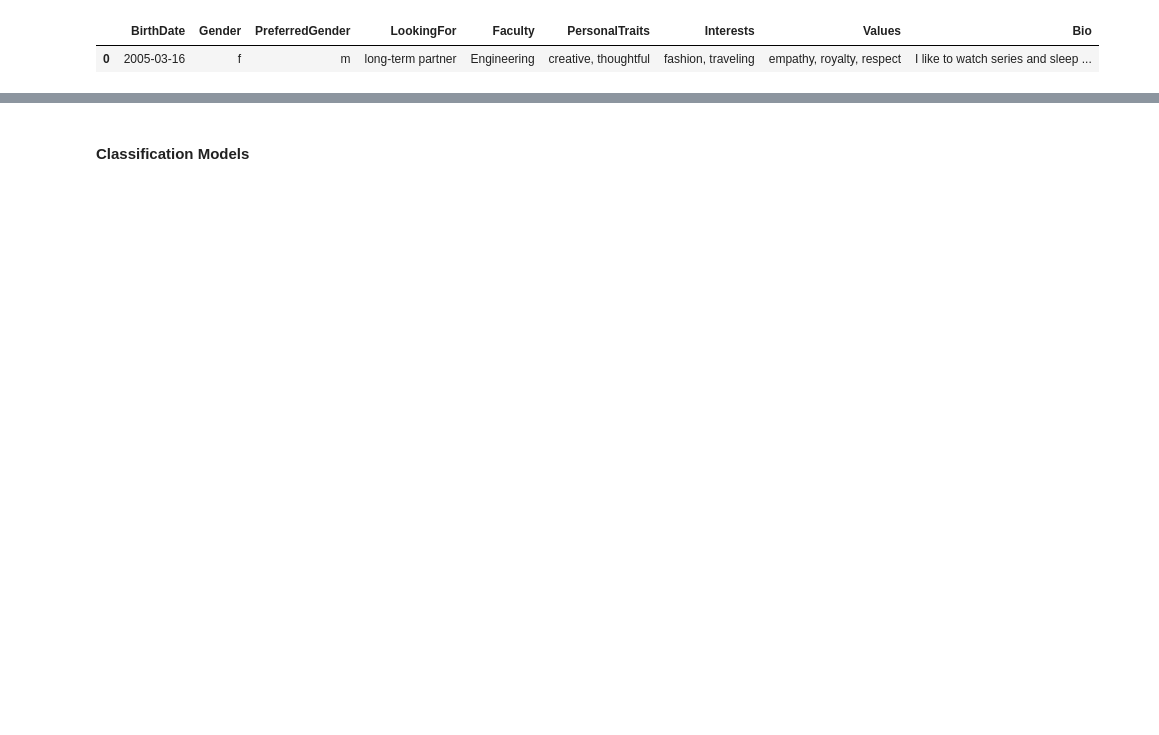
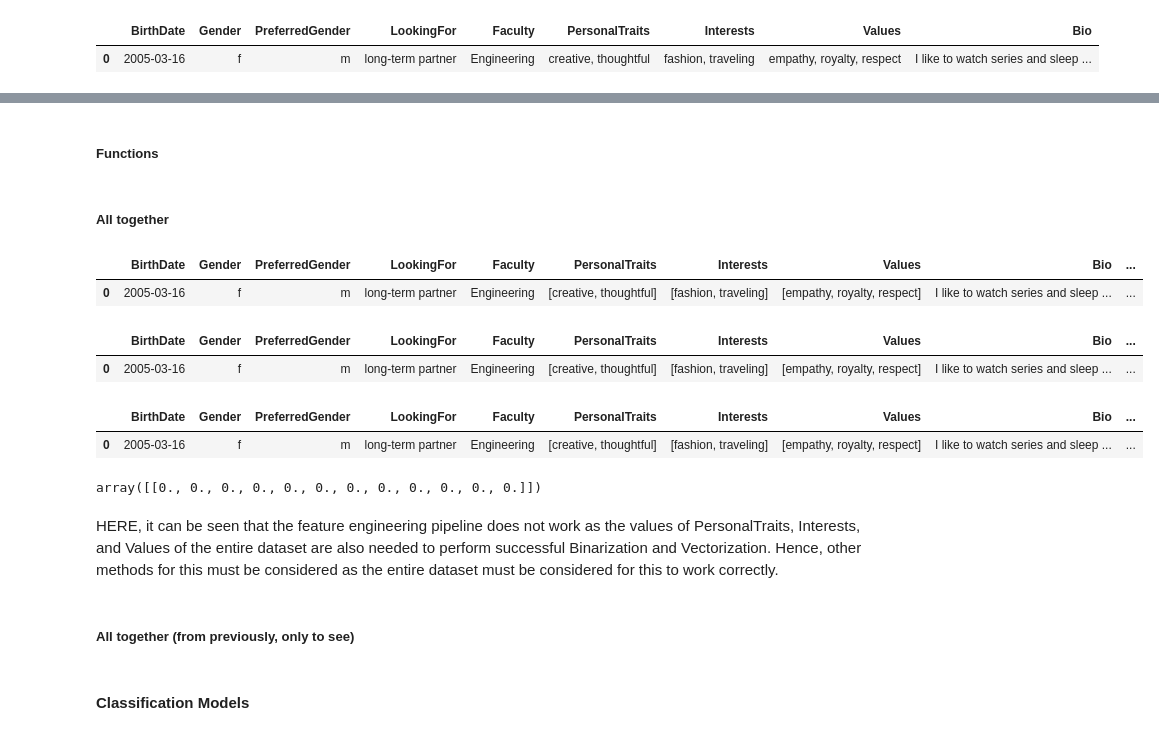
Before and after one commit to KhopSun/DatingApp_MatchMaking, a Jupyter notebook: Workspace.ipynb, the cells around one changed output, grey strips where cells are left out. Saved outputs shown, nothing was run; the diff lists cells and outputs as text; code cells hidden in the pictures; blank space fills up the shorter version.

```diff
--- a/Workspace.ipynb
+++ b/Workspace.ipynb
@@ -1335,0 +1352,2 @@ NewUser
+# %% [markdown]
+##### Functions
@@ -1335,0 +1398,6 @@ NewUser
+# %%
+mlbPersonalTraits = MultiLabelBinarizer()
+mlbInterests = MultiLabelBinarizer()
+mlbValues = MultiLabelBinarizer()
+# %% [markdown]
+##### All together
@@ -1335,0 +1460,14 @@ NewUser
+# %%
+FeatureEngineer(NewUser)
+# %% [output]
+|  | BirthDate | Gender | PreferredGender | LookingFor | Faculty | PersonalTraits | Interests | Values | Bio | ... |
+| 0 | 2005-03-16 | f | m | long-term partner | Engineering | [creative, thoughtful] | [fashion, traveling] | [empathy, royalty, respect] | I like to watch series and sleep ... | ... |
+|  | BirthDate | Gender | PreferredGender | LookingFor | Faculty | PersonalTraits | Interests | Values | Bio | ... |
+| 0 | 2005-03-16 | f | m | long-term partner | Engineering | [creative, thoughtful] | [fashion, traveling] | [empathy, royalty, respect] | I like to watch series and sleep ... | ... |
+|  | BirthDate | Gender | PreferredGender | LookingFor | Faculty | PersonalTraits | Interests | Values | Bio | ... |
+| 0 | 2005-03-16 | f | m | long-term partner | Engineering | [creative, thoughtful] | [fashion, traveling] | [empathy, royalty, respect] | I like to watch series and sleep ... | ... |
+array([[0., 0., 0., 0., 0., 0., 0., 0., 0., 0., 0., 0.]])
+# %% [markdown]
+HERE, it can be seen that the feature engineering pipeline does not work as the values of PersonalTraits, Interests, and Values of the entire dataset are also needed to perform successful Binarization and Vectorization. Hence, other methods for this must be considered as the entire dataset must be considered for this to work correctly.
+# %% [markdown]
+##### All together (from previously, only to see)
```
Also changed, not shown: parts of 5 cells of this notebook.
